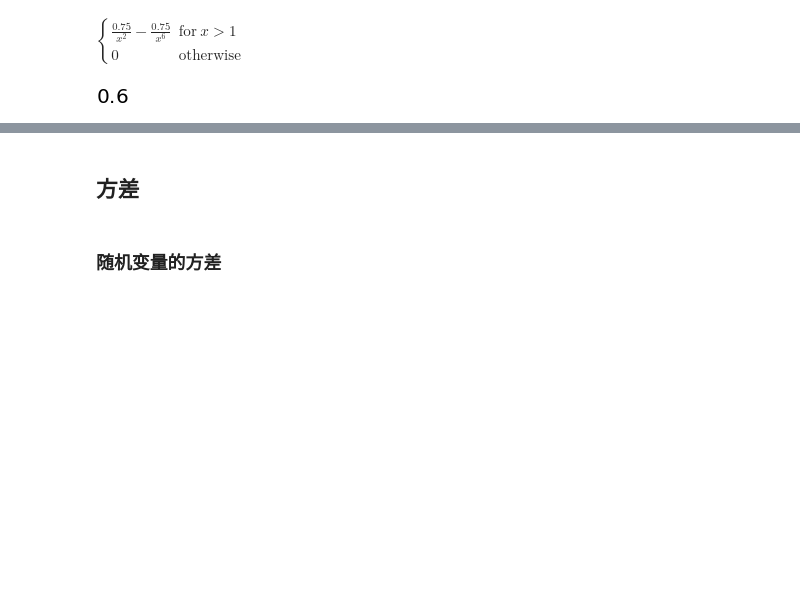
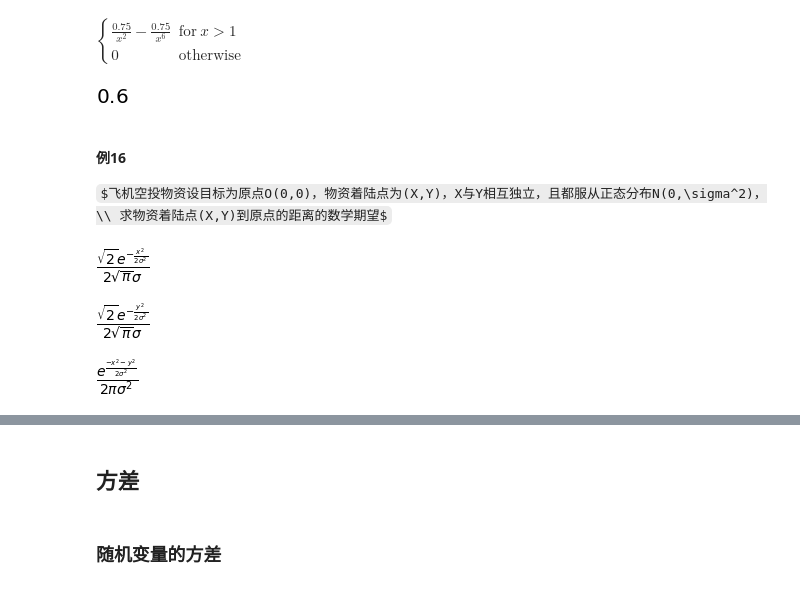
Before and after one commit to zidanewenqsh/math_notebook, a Jupyter notebook: Probability exercise - 副本.ipynb, the cells around one changed output, grey strips where cells are left out. Cells and saved outputs as stored; diff of their text form; code cells hidden in the pictures; some formulas as TeX source; blank space fills up the shorter version.

```diff
--- a/Probability and Statistics.ipynb
+++ b/Probability exercise - 副本.ipynb
@@ -1367,3 +1364,18 @@ Integral(i1,(x,1,oo)).doit() # 结果0.6
 $\displaystyle \begin{cases} \frac{3}{4 x^{4} \min\left(\frac{1}{x}, x\right)^{2}} - \frac{3}{4 x^{6}} & \text{for}\: x > 1 \wedge x < \infty \\0 & \text{otherwise} \end{cases}$
 $\displaystyle \begin{cases} \frac{0.75}{x^{2}} - \frac{0.75}{x^{6}} & \text{for}\: x > 1 \\0 & \text{otherwise} \end{cases}$
 [figure]
+# %% [markdown]
+#### 例16
+$飞机空投物资设目标为原点O(0,0)，物资着陆点为(X,Y)，X与Y相互独立，且都服从正态分布N(0,\sigma^2)，\\ 求物资着陆点(X,Y)到原点的距离的数学期望$
+# %%
+mu,sigma = symbols('mu sigma',real=True)
+fx = (1/(sigma*sqrt(2*pi)))*exp(-(x-mu)**2/(2*sigma**2)).subs(mu,0)
+fy = fx.subs(x, y)
+fx
+fy
+fxy = (fx*fy).simplify()
+fxy
+# %% [output]
+[figure, added]
+[figure, added]
+[figure, added]
```
Also changed, not shown: parts of 33 cells of this notebook, 10 other files.
